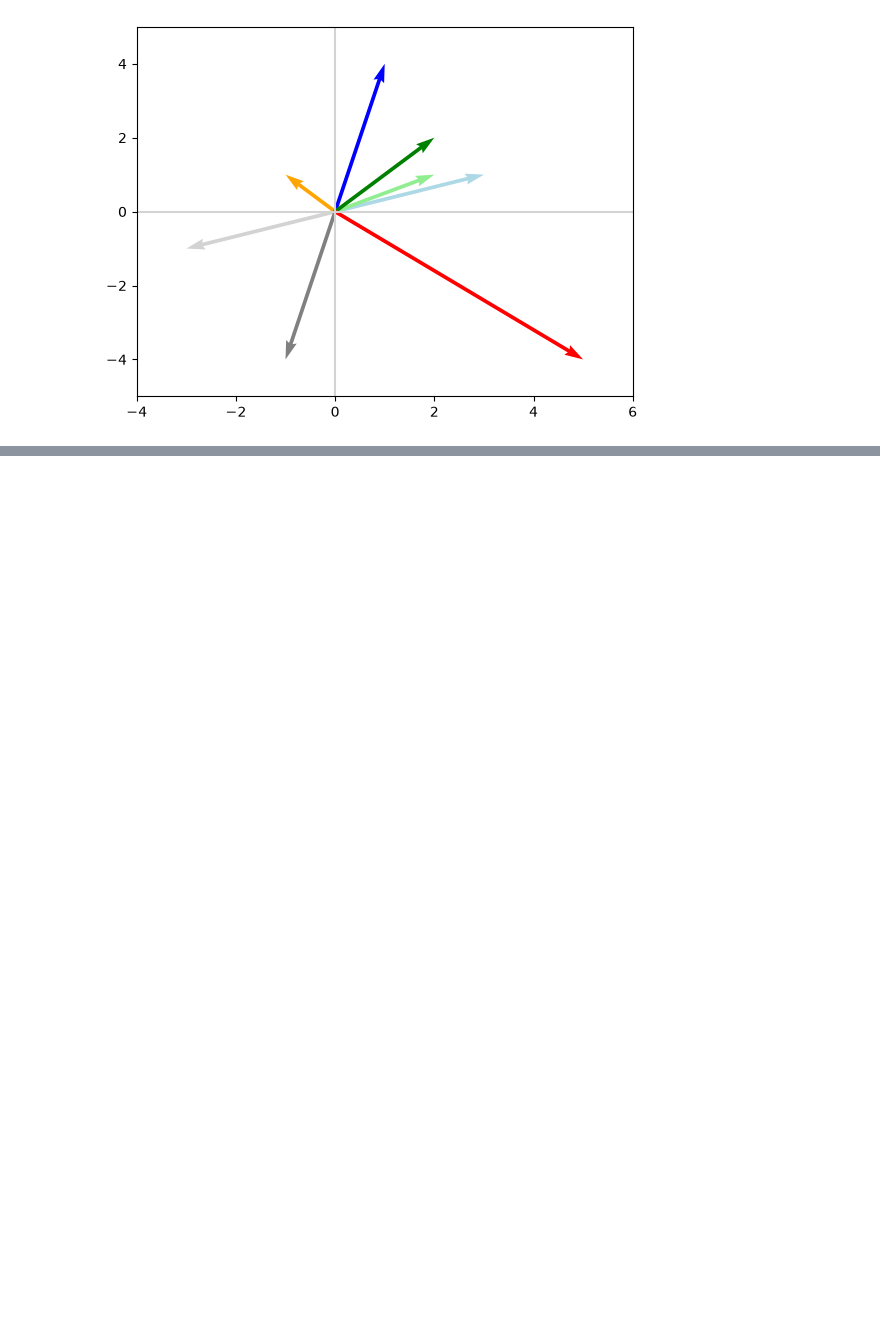
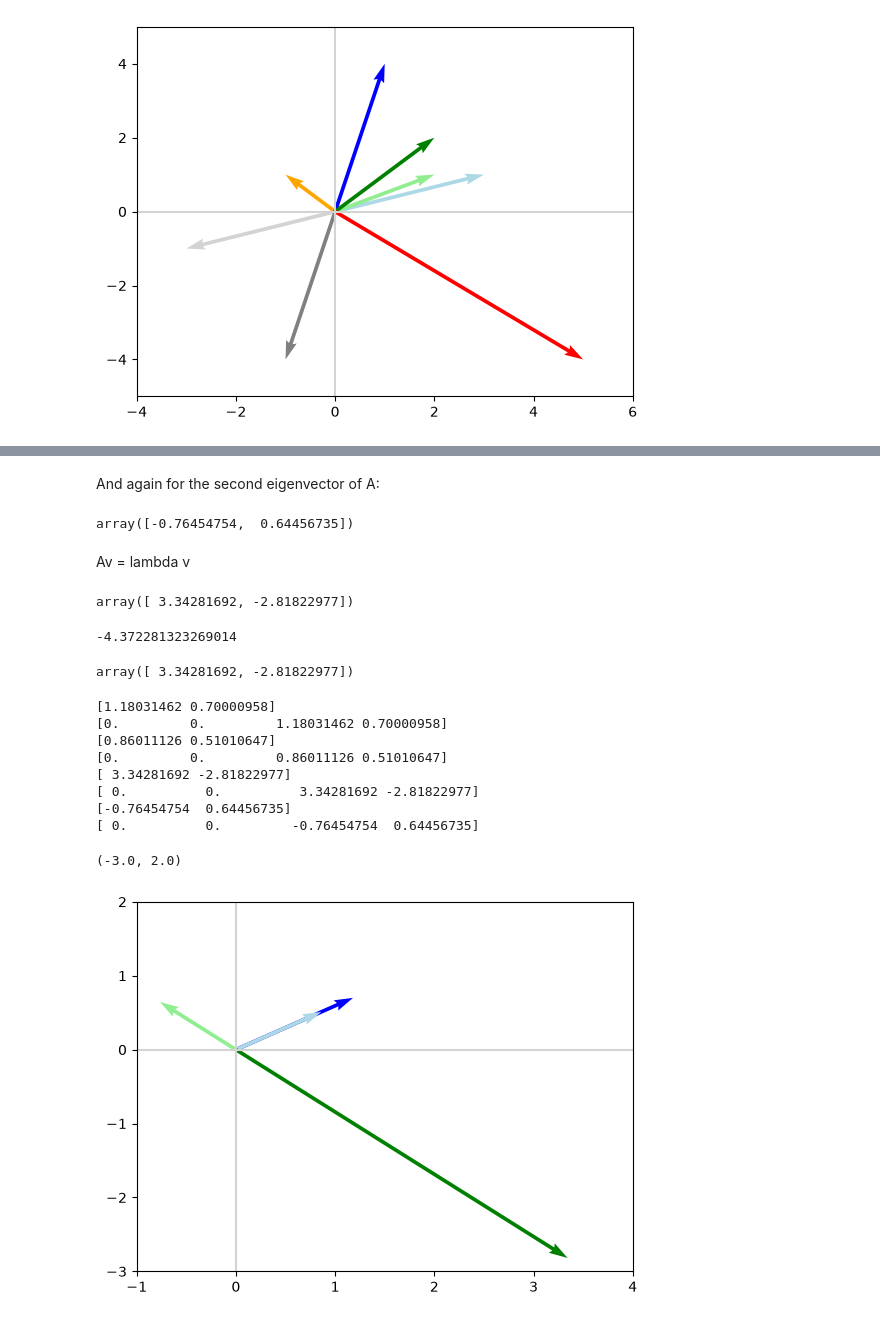
Before and after one commit to Diwas-Regmi/maths_for_machine_learning, a Jupyter notebook: 02_Linear_Algebra_II.ipynb, the cells around one changed output, grey strips where cells are left out. Saved outputs shown, nothing was run; the diff lists cells and outputs as text; code cells hidden in the pictures; blank space fills up the shorter version.

```diff
--- a/02_Linear_Algebra_II.ipynb
+++ b/02_Linear_Algebra_II.ipynb
@@ -319,0 +393,39 @@ _ = plt.ylim(-5, 5)
+# %% [markdown]
+And again for the second eigenvector of A:
+# %%
+v2 = V[:,1]
+v2
+# %% [output]
+array([-0.76454754,  0.64456735])
+# %% [markdown]
+Av = lambda v
+# %%
+Av2 = np.dot(A,v2)
+Av2
+# %% [output]
+array([ 3.34281692, -2.81822977])
+# %%
+lamduh_2 = lambdas[1]
+float(lamduh_2.real)
+# %% [output]
+-4.372281323269014
+# %%
+np.real(lamduh_2*v2)
+# %% [output]
+array([ 3.34281692, -2.81822977])
+# %%
+plot_vectors([Av, v, Av2, v2],
+            ["blue", "lightblue", "green", "lightgreen"])
+plt.xlim(-1, 4)
+plt.ylim(-3, 2)
+# %% [output]
+[1.18031462 0.70000958]
+[0.         0.         1.18031462 0.70000958]
+[0.86011126 0.51010647]
+[0.         0.         0.86011126 0.51010647]
+[ 3.34281692 -2.81822977]
+[ 0.          0.          3.34281692 -2.81822977]
+[-0.76454754  0.64456735]
+[ 0.          0.         -0.76454754  0.64456735]
+(-3.0, 2.0)
+[figure, added]
```
Also changed, not shown: parts of 19 cells of this notebook.
